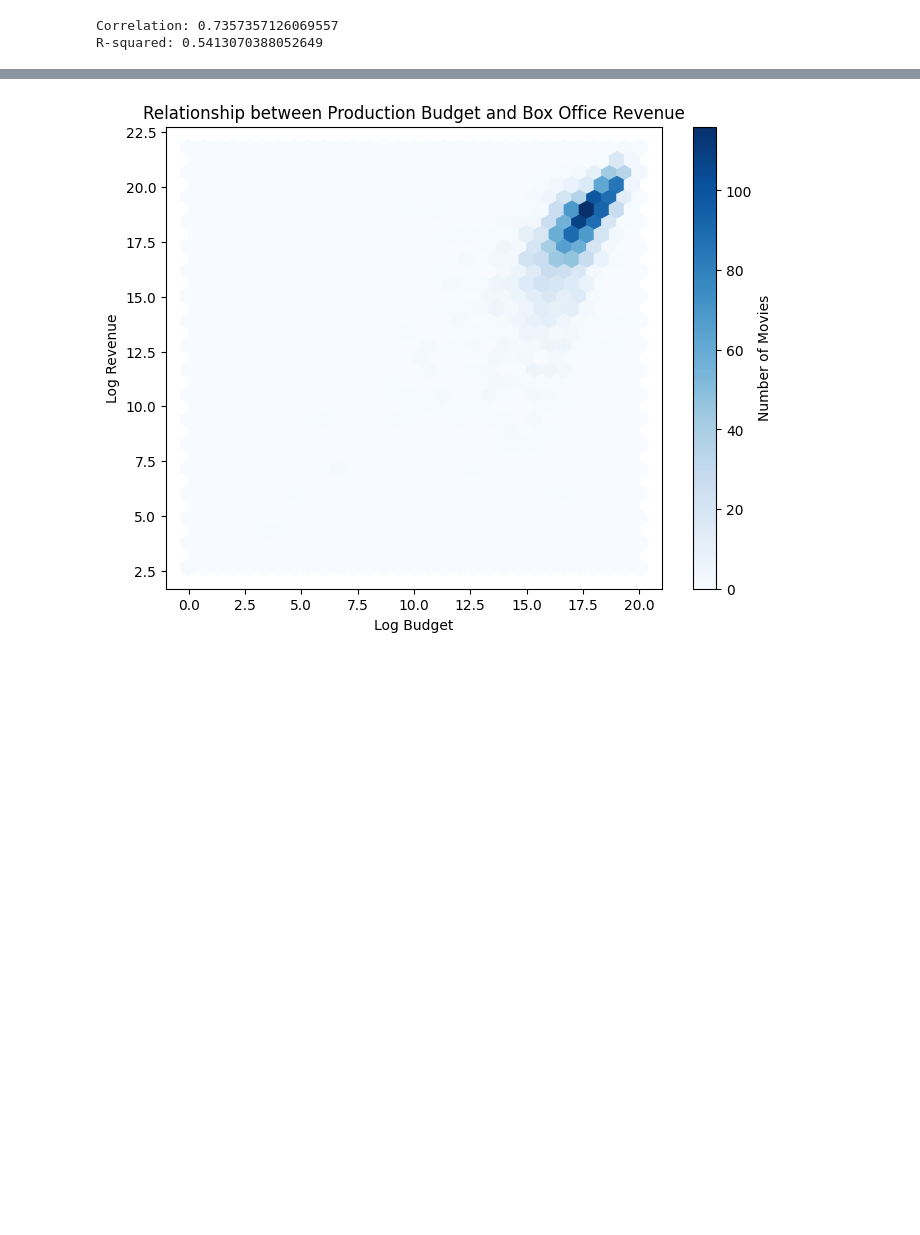
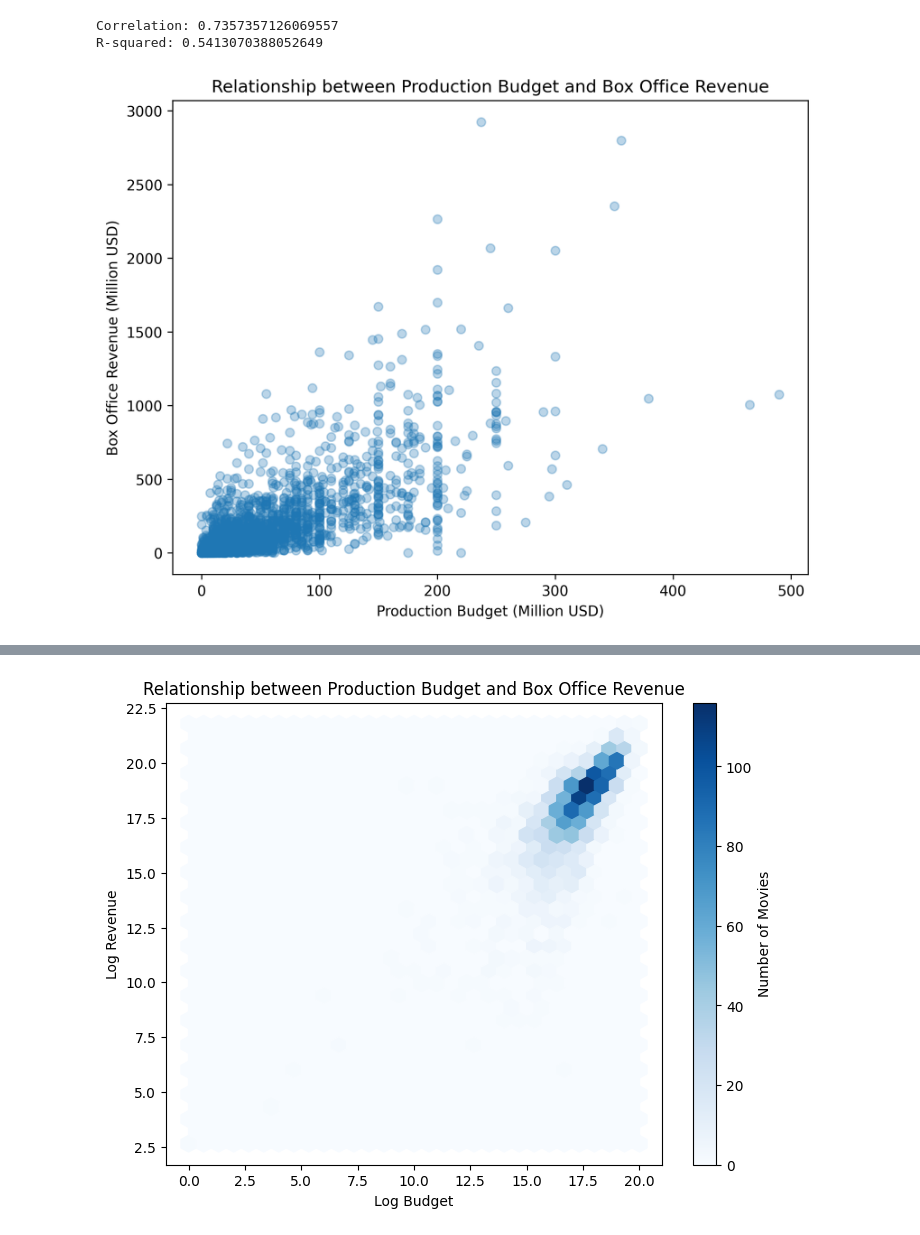
Before and after one commit to Babayaga069/ds_project, a Jupyter notebook: Questions/Q1/analyse.ipynb, the cells around one changed output, grey strips where cells are left out. Saved outputs shown, nothing was run; the diff lists cells and outputs as text; code cells hidden in the pictures; blank space fills up the shorter version.

```diff
--- a/Questions/Q1/analyse.ipynb
+++ b/Questions/Q1/analyse.ipynb
@@ -72,4 +72,20 @@ print("R-squared:", r_squared)
 # %% [output]
 Correlation: 0.7357357126069557
 R-squared: 0.5413070388052649
+# %%
+plt.figure(figsize=(8,6), dpi=300)
+
+plt.scatter(
+    df_rq1["budget"] / 1e6,
+    df_rq1["revenue"] / 1e6,
+    alpha=0.3
+)
+
+plt.xlabel("Production Budget (Million USD)")
+plt.ylabel("Box Office Revenue (Million USD)")
+plt.title("Relationship between Production Budget and Box Office Revenue")
+
+plt.show()
+# %% [output]
+[figure, added]
 # %%
```
Also changed, not shown: parts of 5 cells of this notebook, 2 other files.
